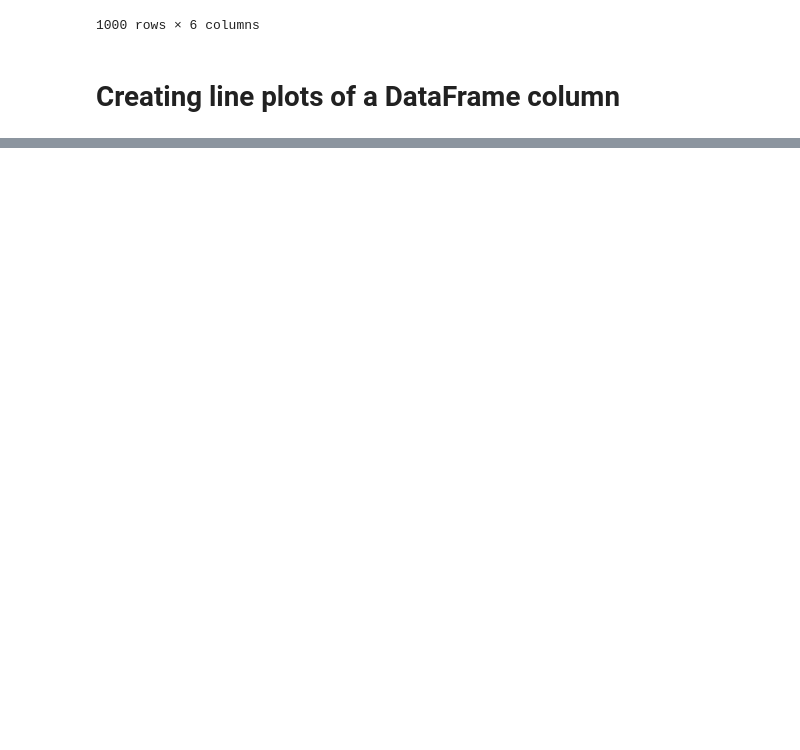
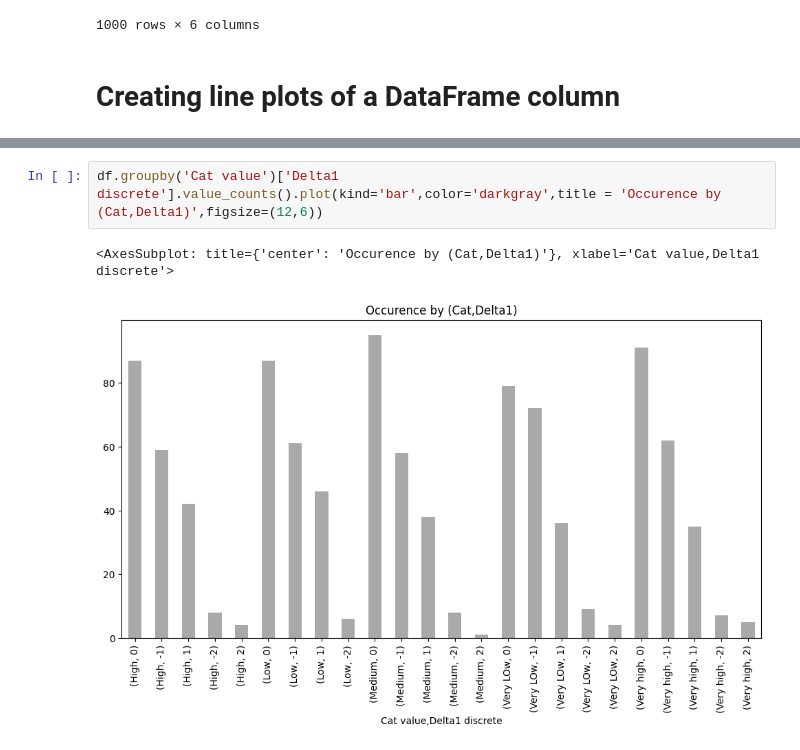
Before and after one commit to Jeffery77/Algo-Trading-Basics, a Jupyter notebook: chapter5/dataVIsualization.ipynb, the cells around one changed output, grey strips where cells are left out. Drawn from its saved outputs; the diff is of its cells as text; blank space fills up the shorter version.

Commit message:
almost done visual

```diff
--- a/chapter5/dataVIsualization.ipynb
+++ b/chapter5/dataVIsualization.ipynb
@@ -242,0 +247,5 @@ df.plot(y='Cont value',kind='line',color='black',linestyle='-',figsize=(12,6))
+# %%
+df.groupby('Cat value')['Delta1 discrete'].value_counts().plot(kind='bar',color='darkgray',title = 'Occurence by (Cat,Delta1)',figsize=(12,6))
+# %% [output]
+<AxesSubplot: title={'center': 'Occurence by (Cat,Delta1)'}, xlabel='Cat value,Delta1 discrete'>
+[figure, added]
```
Also changed, not shown: parts of 20 cells of this notebook.
